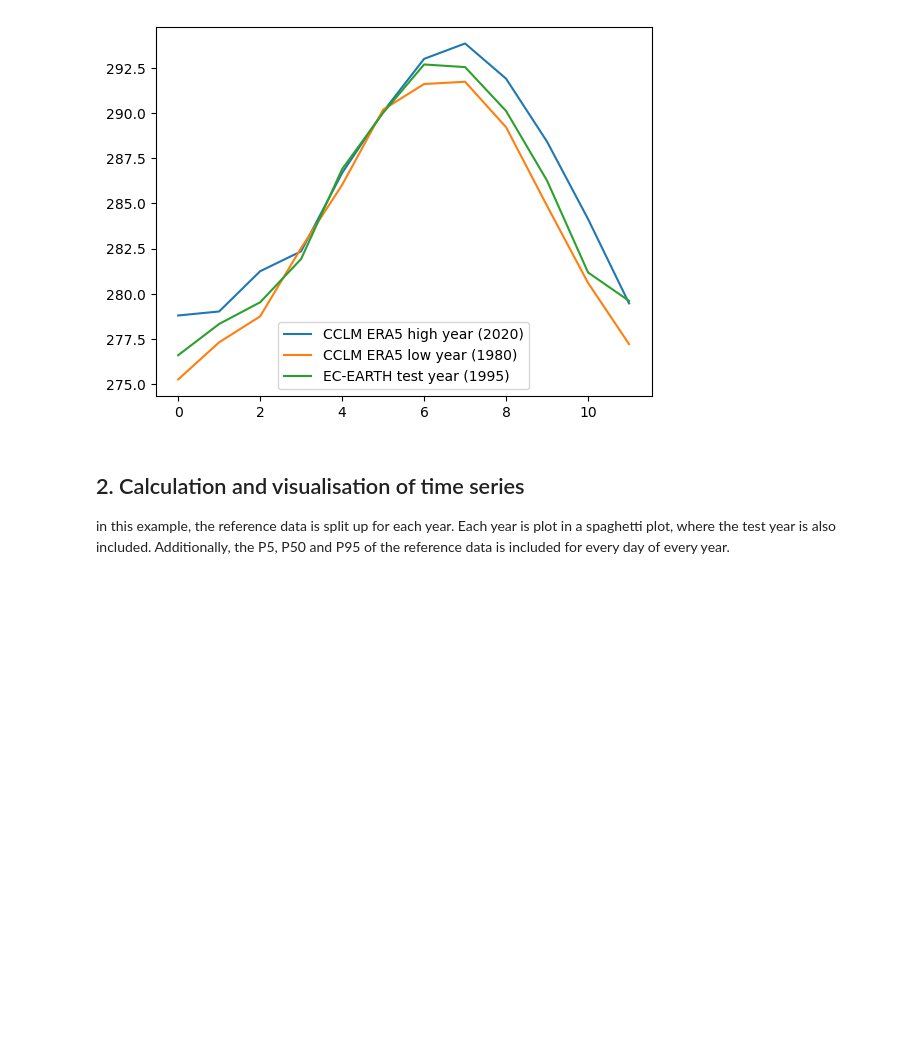
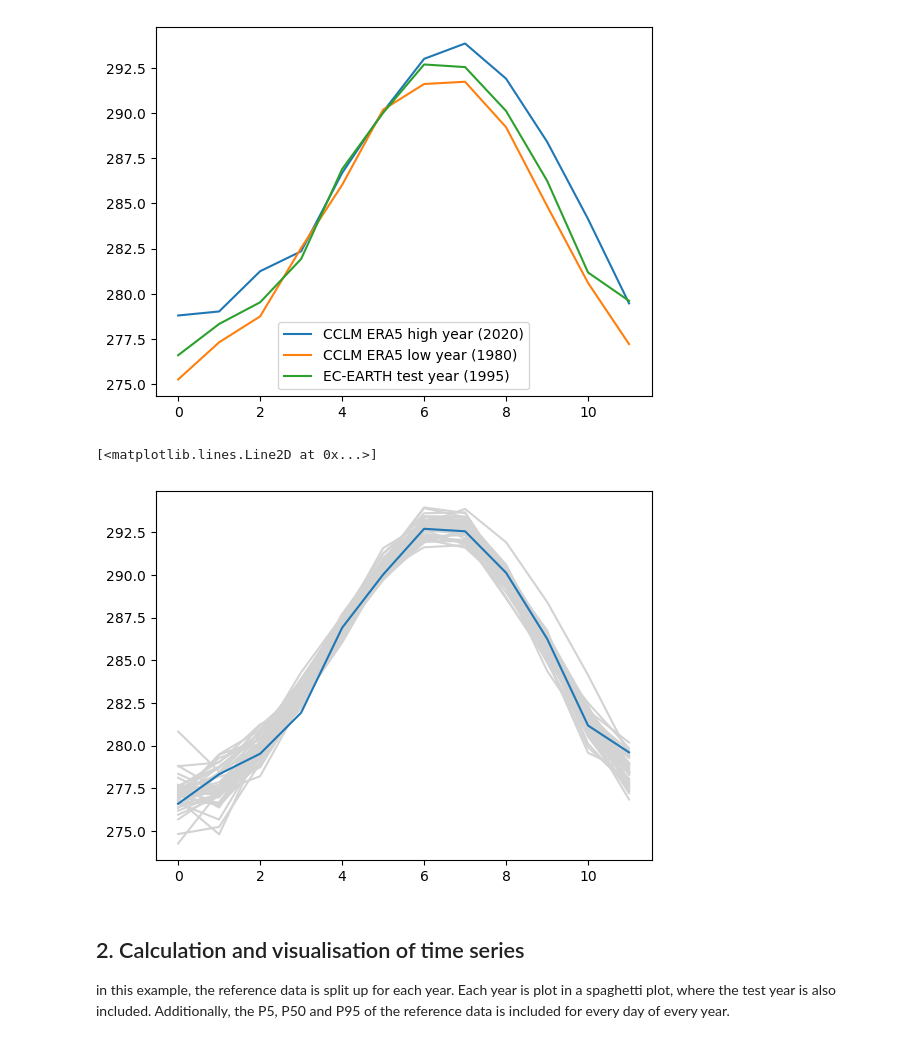
Before and after one commit to CORDEX-be2/ValEnsPy, a Jupyter notebook: evaluation_cclm/cclm_gcm_evaluation_EUR11_Inne.ipynb, the cells around one changed output. Cells and saved outputs as stored; diff of their text form; code cells hidden in the pictures; blank space fills up the shorter version.

```diff
--- a/evaluation_cclm/cclm_gcm_evaluation_EUR11_Inne.ipynb
+++ b/evaluation_cclm/cclm_gcm_evaluation_EUR11_Inne.ipynb
@@ -235,6 +235,16 @@ plt.legend(['CCLM ERA5 high year (2020)', 'CCLM ERA5 low year (1980)', 'EC-EARTH
 # %% [output]
 <matplotlib.legend.Legend at 0x...>
 [figure]
+# %%
+import matplotlib.pyplot as plt
+
+for year, da_eval_year in da_mean_eval.groupby('time.year'):
+
+    plt.plot(da_eval_year.values, color="lightgrey")
+plt.plot(da_mean_exp.groupby('time.month').mean().values)
+# %% [output]
+[<matplotlib.lines.Line2D at 0x...>]
+[figure, added]
 # %% [markdown]
 ## 2. Calculation and visualisation of time series
 in this example, the reference data is split up for each year. Each year is plot in a spaghetti plot, where the test year is also included.
```
Also changed, not shown: 5 other files.
